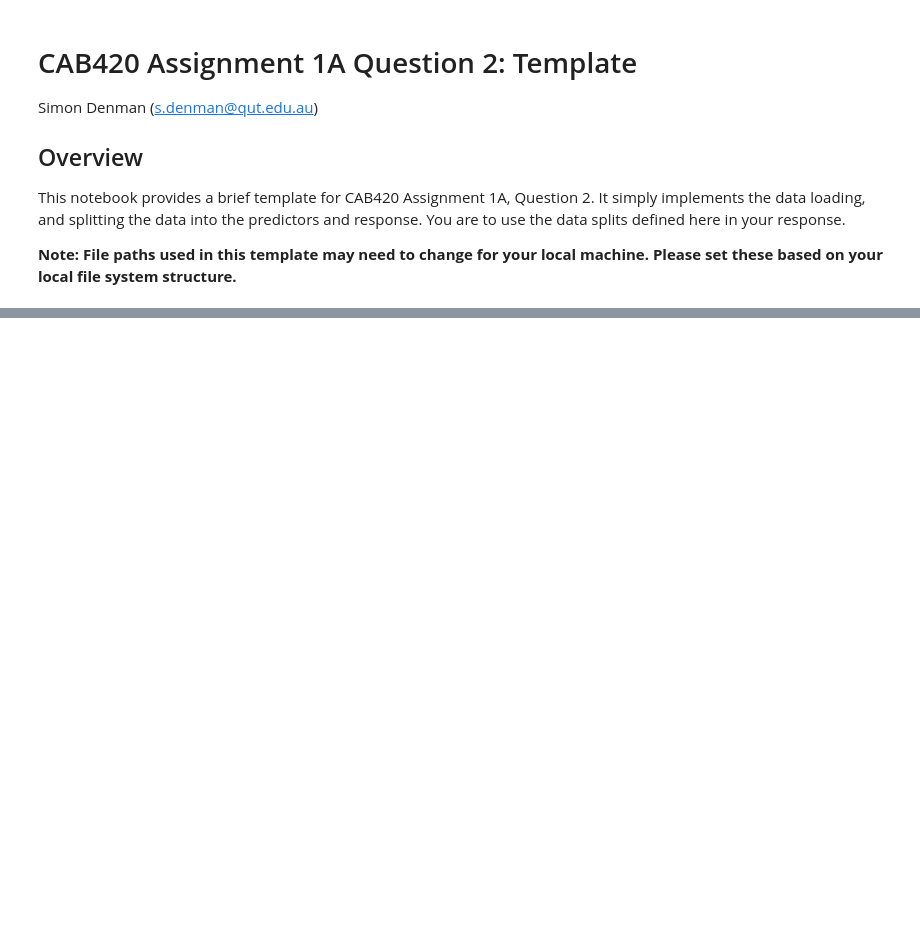
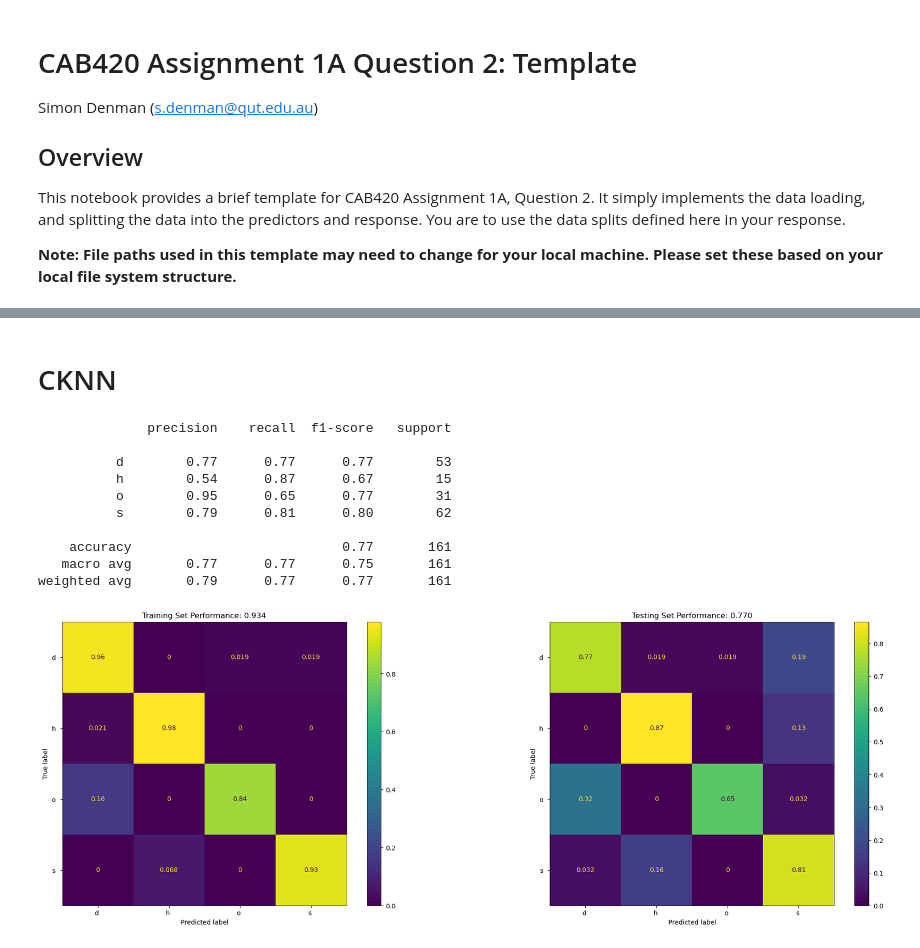
Before and after one commit to DonMMK/Machine-Learning-CAB420, a Jupyter notebook: assessment1a/Q2/CAB420_A1A_Q2_Template.ipynb, the cells around one changed output, grey strips where cells are left out. Saved outputs shown, nothing was run; the diff lists cells and outputs as text; code cells hidden in the pictures; blank space fills up the shorter version.

```diff
--- a/assessment1a/Q2/CAB420_A1A_Q2_Template.ipynb
+++ b/assessment1a/Q2/CAB420_A1A_Q2_Template.ipynb
@@ -24,0 +62,34 @@ Y_test = test.iloc[:,0].to_numpy()
+# %%
+# function to do our eval for us, this is quite simple and will
+# - create a figure
+# - draw a confusion matrix for the trainign data in a sub-fig on the left
+# - draw a confusion matrix for the testing data in a sub-fig on the right
+# - get precision, recall, f1 for test data
+# this has simply been created as we're going to do this for each test that we run
+def eval_model(model, X_train, Y_train, X_test, Y_test):
+    fig = plt.figure(figsize=[25, 8])
+    ax = fig.add_subplot(1, 2, 1)
+    conf = ConfusionMatrixDisplay.from_estimator(model, X_train, Y_train, normalize='true', ax=ax)
+    conf.ax_.set_title('Training Set Performance: %1.3f' % (sum(model.predict(X_train) == Y_train)/len(Y_train)));
+    ax = fig.add_subplot(1, 2, 2)
+    conf = ConfusionMatrixDisplay.from_estimator(model, X_test, Y_test, normalize='true', ax=ax)
+    conf.ax_.set_title('Testing Set Performance: %1.3f' % (sum(model.predict(X_test) == Y_test)/len(Y_test)));
+    print(classification_report(Y_test, model.predict(X_test)))
+# %% [markdown]
+# CKNN
+# %%
+cknn = KNeighborsClassifier(n_neighbors=20)
+cknn.fit(X_train, Y_train)
+eval_model(cknn, X_train, Y_train, X_test, Y_test)
+# %% [output]
+              precision    recall  f1-score   support
+
+          d        0.77      0.77      0.77        53
+          h        0.54      0.87      0.67        15
+          o        0.95      0.65      0.77        31
+          s        0.79      0.81      0.80        62
+
+    accuracy                           0.77       161
+   macro avg       0.77      0.77      0.75       161
+weighted avg       0.79      0.77      0.77       161
+[figure, added]
```
Also changed, not shown: parts of 20 cells of this notebook.
